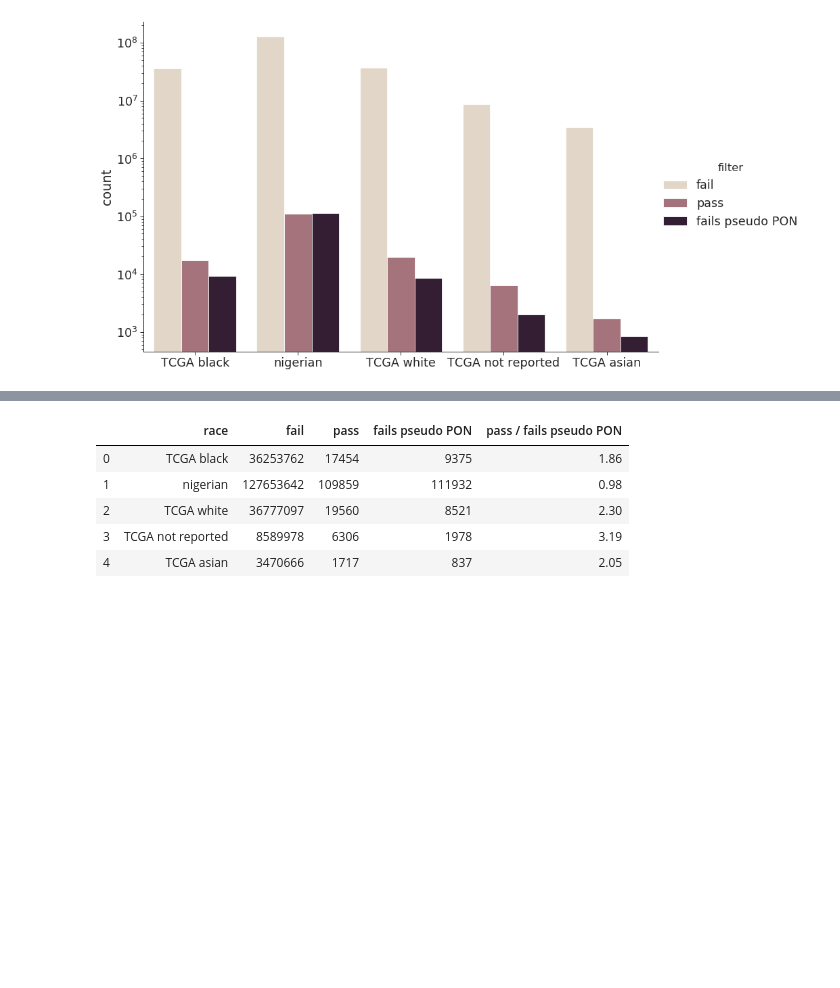
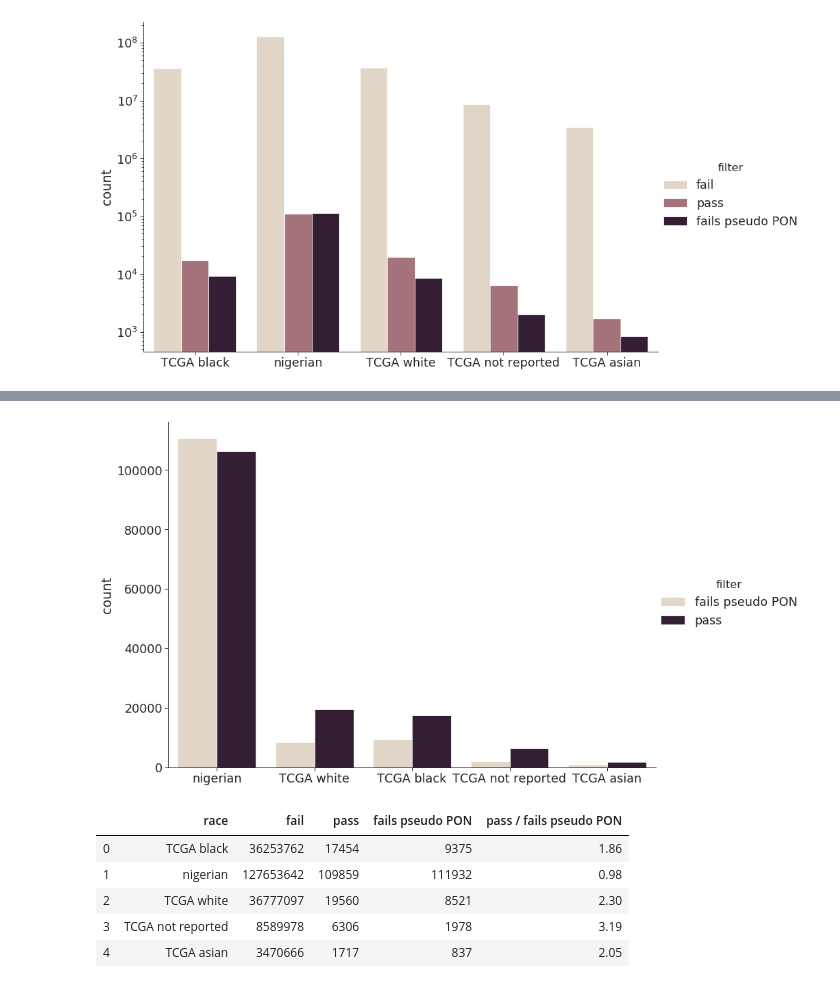
Before and after one commit to olopade-lab/indel-filtering, a Jupyter notebook: analyze.ipynb, the cells around one changed output, grey strips where cells are left out. Saved outputs shown, nothing was run; the diff lists cells and outputs as text; code cells hidden in the pictures; blank space fills up the shorter version.

```diff
--- a/analyze.ipynb
+++ b/analyze.ipynb
@@ -49 +85,8 @@ plt.savefig('plots/pass_by_race.pdf', bbox_inches='tight')
+# %%
+sns.set_context('paper', font_scale=2)
+ax = sns.catplot(x="RACE", hue="filter", kind="count", palette="ch:.25", data=slim_df, height=8.27, aspect=11.7/8.27)
+plt.xlabel('')
+plt.savefig('plots/pass_by_race_no_fail.pdf', bbox_inches='tight')
+# %% [output]
+[figure, added]
 # %%
```
Also changed, not shown: parts of 20 cells of this notebook, 21 other files.
